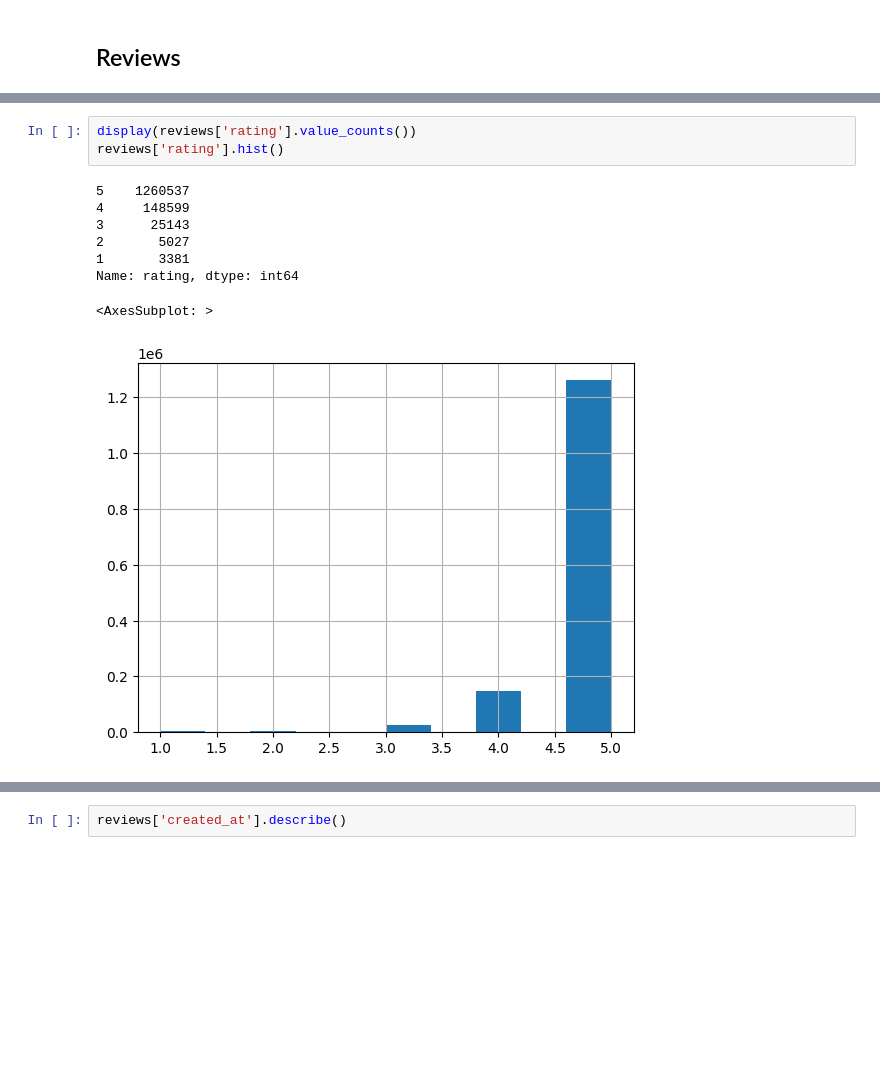
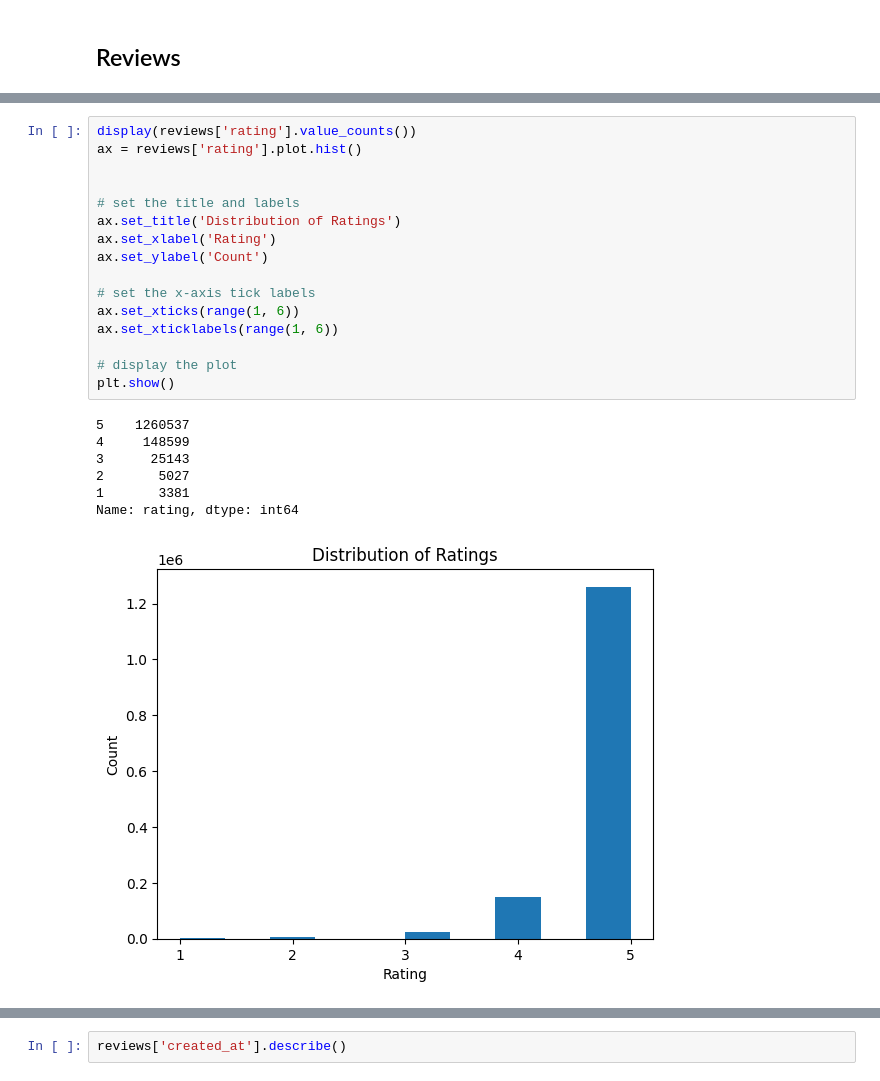
Before and after one commit to yhchan0918/CT_Recsys, a Jupyter notebook: data_exploration/eda.ipynb, the cells around one changed output, grey strips where cells are left out. Saved outputs shown, nothing was run; the diff lists cells and outputs as text; blank space fills up the shorter version.

```diff
--- a/data_exploration/eda.ipynb
+++ b/data_exploration/eda.ipynb
@@ -22,13 +29,25 @@ listings = pd.read_parquet("../../data/processed/listings_with_interactions.parq
 # %%
 display(reviews['rating'].value_counts())
-reviews['rating'].hist()
+ax = reviews['rating'].plot.hist()
+
+
+# set the title and labels
+ax.set_title('Distribution of Ratings')
+ax.set_xlabel('Rating')
+ax.set_ylabel('Count')
+
+# set the x-axis tick labels
+ax.set_xticks(range(1, 6))
+ax.set_xticklabels(range(1, 6))
+
+# display the plot
+plt.show()
 # %% [output]
 5    1260537
 4     148599
 3      25143
 2       5027
 1       3381
 Name: rating, dtype: int64
-<AxesSubplot: >
-[figure, old version]
+[figure, new version]
 # %%
```
Also changed, not shown: parts of 9 cells of this notebook, 41 other files.
